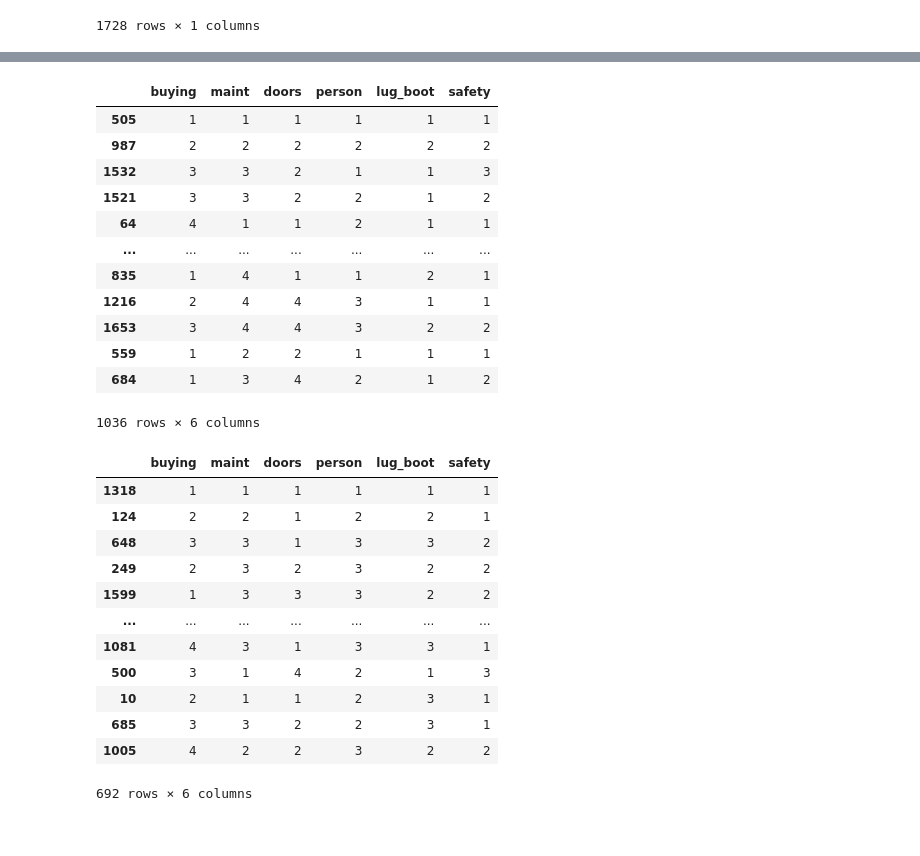
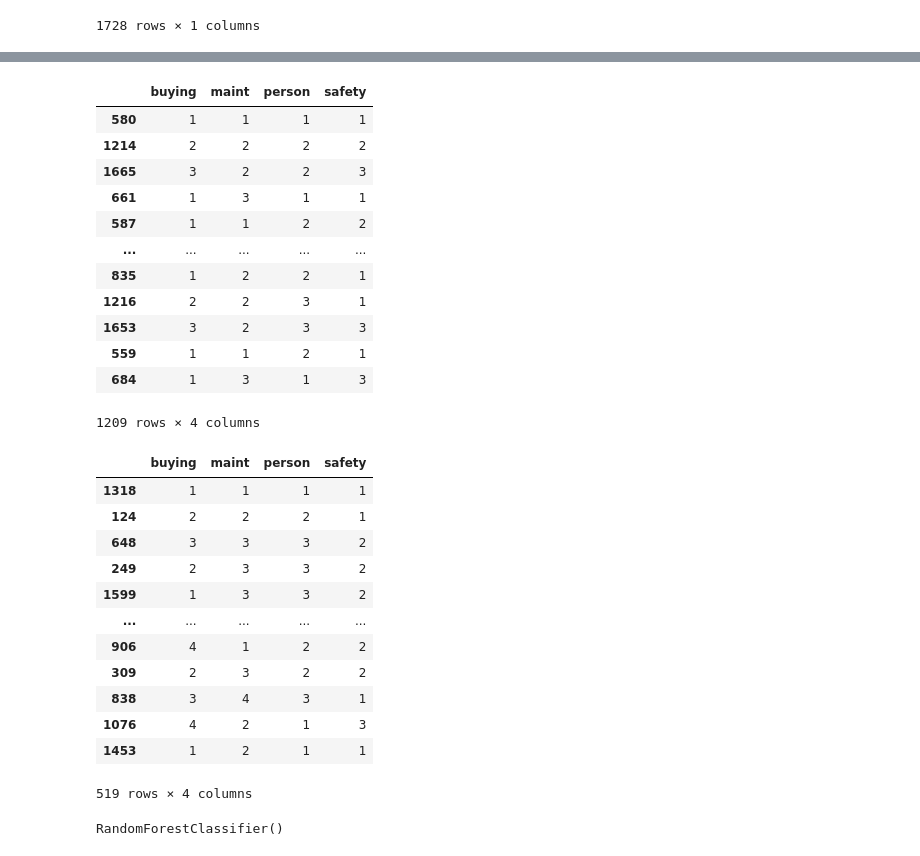
Before and after one commit to Ye-Bhone-Lin/MachineLearning_Foundation, a Jupyter notebook: decision_tree.ipynb, the cells around one changed output, grey strips where cells are left out. Saved outputs shown, nothing was run; the diff lists cells and outputs as text; code cells hidden in the pictures.

```diff
--- a/decision_tree.ipynb
+++ b/decision_tree.ipynb
@@ -123,7 +123,7 @@ df
 | 1727 | low | low | 5more | more | big | high | vgood |
 1728 rows × 7 columns
 # %%
-x = df.drop(['class'], axis=1)
+x = df[['buying','maint','person','safety']]
 y = df[['class']]
 # %%
 x
@@ -159,7 +159,7 @@ y
 1728 rows × 1 columns
 # %%
 from sklearn.model_selection import train_test_split
-x_train, x_test, y_train, y_test = train_test_split(x,y, test_size=0.4, random_state=0)
+x_train, x_test, y_train, y_test = train_test_split(x,y, test_size=0.3, random_state=0)
 # %%
 print(x_train.shape)
 print(y_train.shape)
@@ -191,44 +190,47 @@ Requirement already satisfied: six>=1.5 in d:\anaconda3\envs\langchain\lib\site-
 # %%
 import category_encoders as ce
 
-encoder = ce.OrdinalEncoder(cols=['buying', 'maint', "doors", "person", "lug_boot", "safety"])
+encoder = ce.OrdinalEncoder(cols=['buying', 'maint', "person", "safety"])
 x_train = encoder.fit_transform(x_train)
 x_train
 # %% [output]
-|  | buying | maint | doors | person | lug_boot | safety |
-| 505 | 1 | 1 | 1 | 1 | 1 | 1 |
-| 987 | 2 | 2 | 2 | 2 | 2 | 2 |
-| 1532 | 3 | 3 | 2 | 1 | 1 | 3 |
-| 1521 | 3 | 3 | 2 | 2 | 1 | 2 |
-| 64 | 4 | 1 | 1 | 2 | 1 | 1 |
-| ... | ... | ... | ... | ... | ... | ... |
-| 835 | 1 | 4 | 1 | 1 | 2 | 1 |
-| 1216 | 2 | 4 | 4 | 3 | 1 | 1 |
-| 1653 | 3 | 4 | 4 | 3 | 2 | 2 |
-| 559 | 1 | 2 | 2 | 1 | 1 | 1 |
-| 684 | 1 | 3 | 4 | 2 | 1 | 2 |
+|  | buying | maint | person | safety |
+| 580 | 1 | 1 | 1 | 1 |
+| 1214 | 2 | 2 | 2 | 2 |
+| 1665 | 3 | 2 | 2 | 3 |
+| 661 | 1 | 3 | 1 | 1 |
+| 587 | 1 | 1 | 2 | 2 |
+| ... | ... | ... | ... | ... |
+| 835 | 1 | 2 | 2 | 1 |
+| 1216 | 2 | 2 | 3 | 1 |
+| 1653 | 3 | 2 | 3 | 3 |
+| 559 | 1 | 1 | 2 | 1 |
+| 684 | 1 | 3 | 1 | 3 |
-1036 rows × 6 columns
+1209 rows × 4 columns
 # %%
 x_test = encoder.fit_transform(x_test)
 x_test
 # %% [output]
-|  | buying | maint | doors | person | lug_boot | safety |
-| 1318 | 1 | 1 | 1 | 1 | 1 | 1 |
-| 124 | 2 | 2 | 1 | 2 | 2 | 1 |
-| 648 | 3 | 3 | 1 | 3 | 3 | 2 |
-| 249 | 2 | 3 | 2 | 3 | 2 | 2 |
-| 1599 | 1 | 3 | 3 | 3 | 2 | 2 |
-| ... | ... | ... | ... | ... | ... | ... |
-| 1081 | 4 | 3 | 1 | 3 | 3 | 1 |
-| 500 | 3 | 1 | 4 | 2 | 1 | 3 |
-| 10 | 2 | 1 | 1 | 2 | 3 | 1 |
-| 685 | 3 | 3 | 2 | 2 | 3 | 1 |
-| 1005 | 4 | 2 | 2 | 3 | 2 | 2 |
+|  | buying | maint | person | safety |
+| 1318 | 1 | 1 | 1 | 1 |
+| 124 | 2 | 2 | 2 | 1 |
+| 648 | 3 | 3 | 3 | 2 |
+| 249 | 2 | 3 | 3 | 2 |
+| 1599 | 1 | 3 | 3 | 2 |
+| ... | ... | ... | ... | ... |
+| 906 | 4 | 1 | 2 | 2 |
+| 309 | 2 | 3 | 2 | 2 |
+| 838 | 3 | 4 | 3 | 1 |
+| 1076 | 4 | 2 | 1 | 3 |
+| 1453 | 1 | 2 | 1 | 1 |
-692 rows × 6 columns
+519 rows × 4 columns
 # %%
-from sklearn.tree import DecisionTreeClassifier
+from sklearn.ensemble import RandomForestClassifier
 
-clf = DecisionTreeClassifier(criterion="entropy").fit(x_train,y_train)
+clf = RandomForestClassifier()
+clf.fit(x_train,y_train)
+# %% [output]
+RandomForestClassifier()
 # %%
 y_predict = clf.predict(x_test)
 # %%
```
Also changed, not shown: parts of 10 cells of this notebook, 7 other files.
